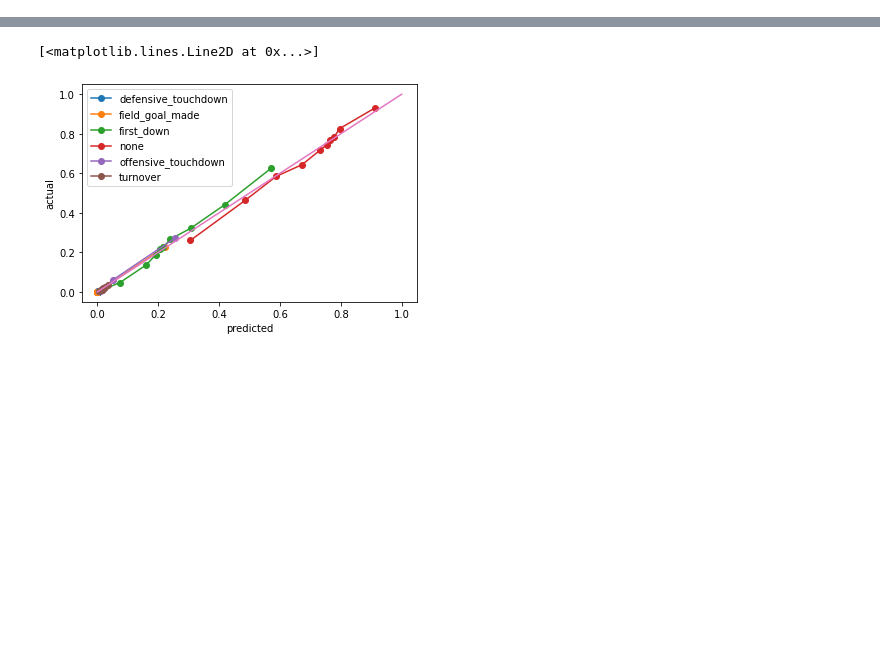
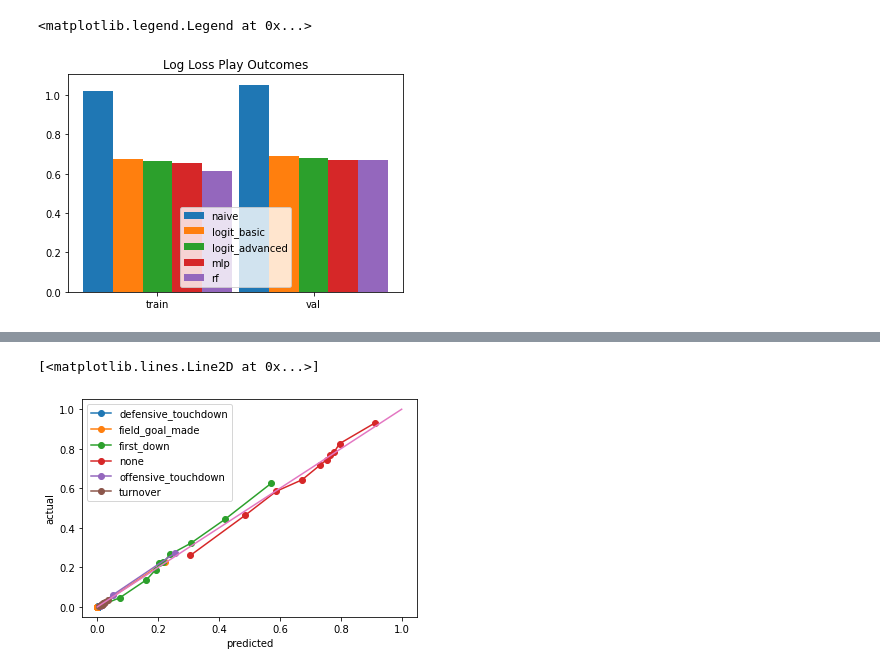
Before and after one commit to lucas-haupt/nfl-live-win-probability, a Jupyter notebook: notebooks/build_advance_models.ipynb, the cells around one changed output, grey strips where cells are left out. Drawn from its saved outputs; the diff is of its cells as text; code cells hidden in the pictures; blank space fills up the shorter version.

Commit message:
New Models

```diff
--- a/notebooks/build_advance_models.ipynb
+++ b/notebooks/build_advance_models.ipynb
@@ -315,0 +632,20 @@ x_view = pd.concat([
+# %%
+output_name = "drive_outcome_desc_basic"
+mask_model = (
+    (model_df.continuation==0)&
+    (model_df.down!=0)&
+    (model_df.play_counts==1)&
+    (model_df.event_id.isin(scrimmage_plays_we_want))&
+    (model_df[input_names_advanced+[output_name]].notna().all(axis=1))&
+    (model_df["from_scrimmage"]==1)&
+    (model_df["overtime"]==0)
+)
+
+X_train, y_train, group_train, X_test, y_test, group_test, X_val, y_val, group_val = create_train_test_val_df(model_df[mask_model], input_names_advanced, output_name)
+
+# logit_drive_outcome_advanced = LogisticRegression(solver='liblinear', random_state=0)
+# logit_drive_outcome_advanced.fit(X_train, y_train)
+# pickle.dump(logit_drive_outcome_advanced, open(os.path.join(root_dir, 'models/logit_drive_outcome_advanced.p'), 'wb'))
+
+
+logit_drive_outcome_advanced = pickle.load(open(os.path.join(root_dir, "models/logit_drive_outcome_advanced.p"), 'rb'))
@@ -343,0 +1033,20 @@ drive logloss val mlp:  1.2871117575164426
+# %%
+some_model_keys = ["naive", "logit_basic", "logit_advanced", "mlp", "rf"]
+width = 1 / len(some_model_keys) - .01
+play_outcome_bar = "offensive_touchdown"
+i=1
+for key in some_model_keys:
+    bar_positions = np.arange(len(log_loss_scores["play_outcome"][key])) + i * width
+    plt.bar(bar_positions, log_loss_scores["play_outcome"][key].values(), width=width)
+    i+=1
+plt.title("Log Loss Play Outcomes")
+plt.xticks([width * i / 2, 1 + width * i / 2],["train", "val"])
+# plt.xti()
+
+# bar_col+=1
+
+# fig.suptitle("Play Outcomes Log Loss Scores")
+plt.legend(some_model_keys, loc="lower center")
+# %% [output]
+<matplotlib.legend.Legend at 0x...>
+[figure, added]
```
Also changed, not shown: parts of 52 cells of this notebook, 7 other files.
